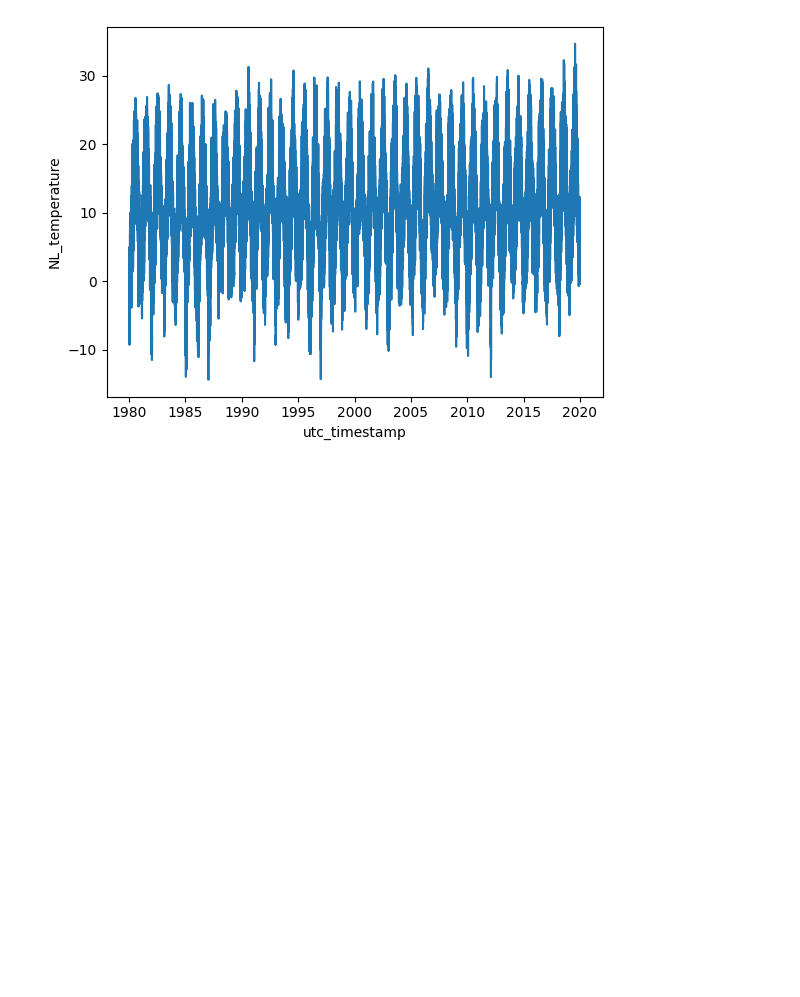
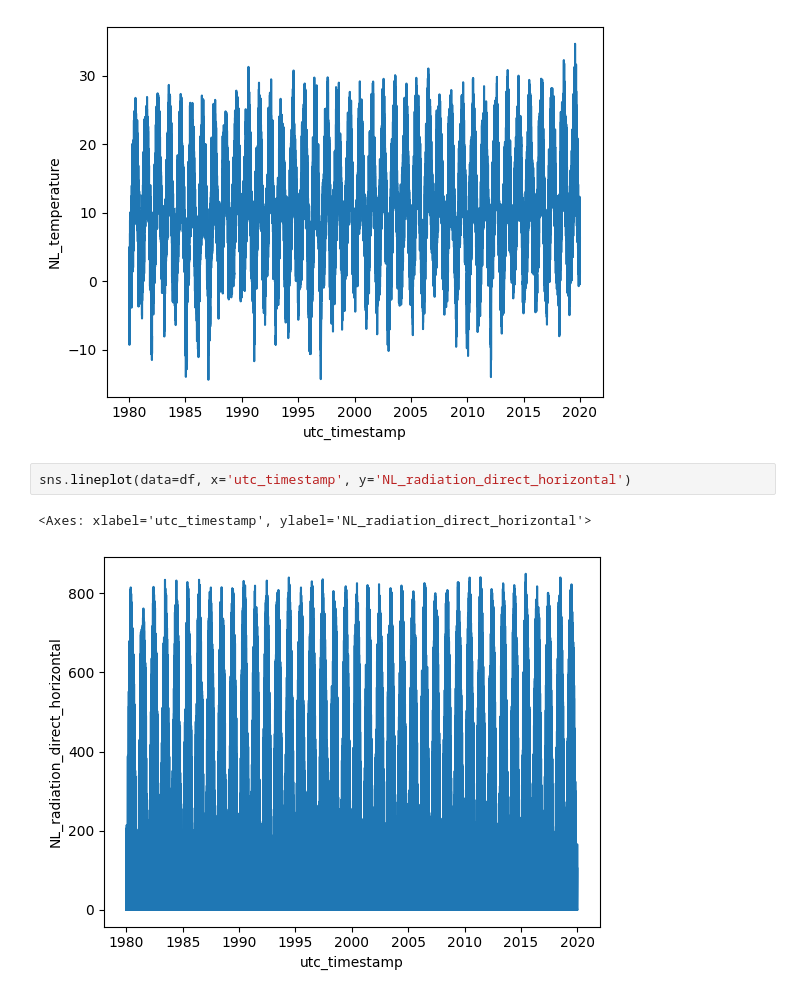
Before and after one commit to moroo123/ElectricityDemandForecasterNL, a Jupyter notebook: notebooks/0_eda.ipynb, the cells around one changed output. Cells and saved outputs as stored; diff of their text form; blank space fills up the shorter version.

```diff
--- a/notebooks/0_eda.ipynb
+++ b/notebooks/0_eda.ipynb
@@ -278,3 +279,8 @@ sns.lineplot(data=df, x='utc_timestamp', y='NL_temperature')
 # %% [output]
 <Axes: xlabel='utc_timestamp', ylabel='NL_temperature'>
 [figure]
+# %%
+sns.lineplot(data=df, x='utc_timestamp', y='NL_radiation_direct_horizontal')
+# %% [output]
+<Axes: xlabel='utc_timestamp', ylabel='NL_radiation_direct_horizontal'>
+[figure, added]
```
Also changed, not shown: parts of 3 cells of this notebook, 4 other files.
